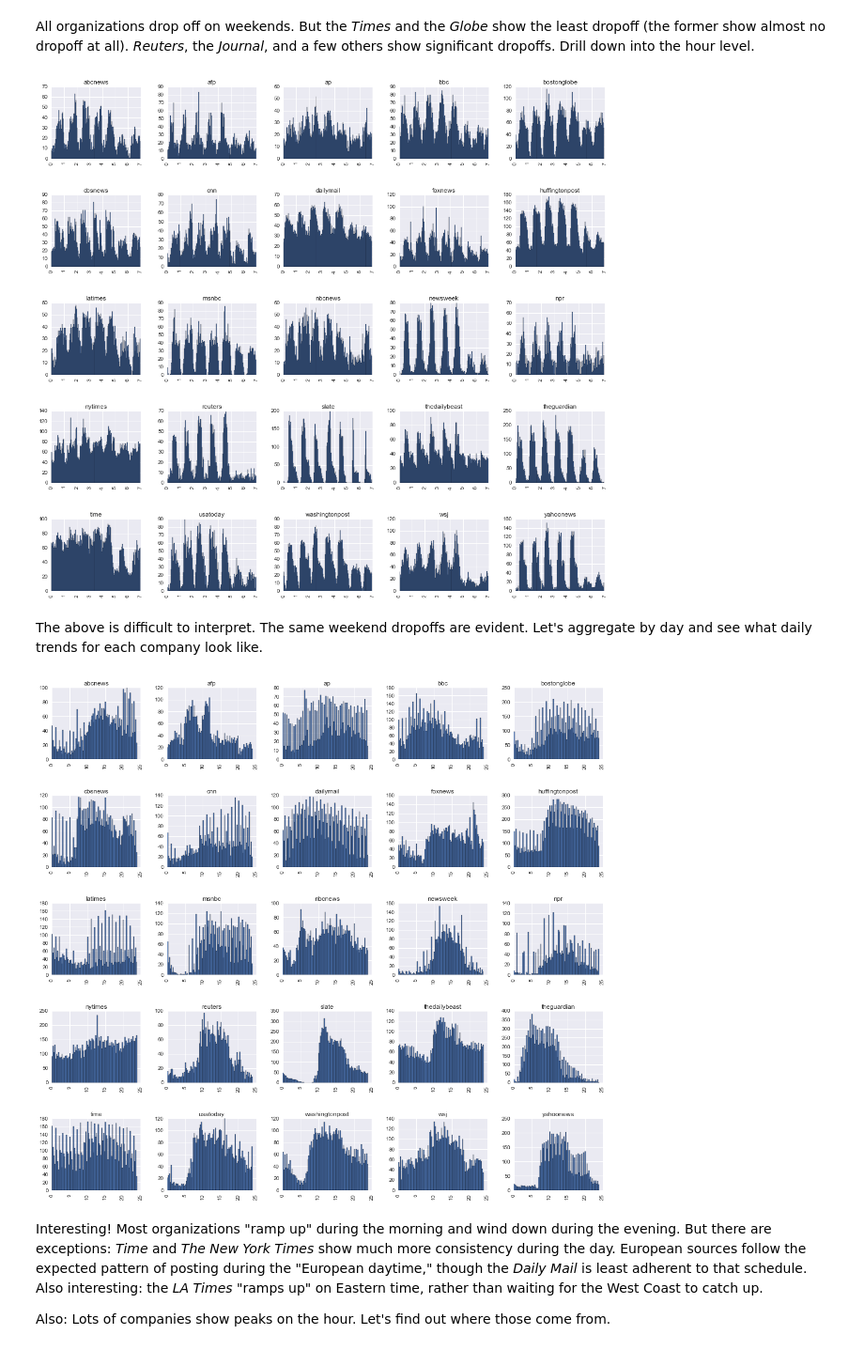
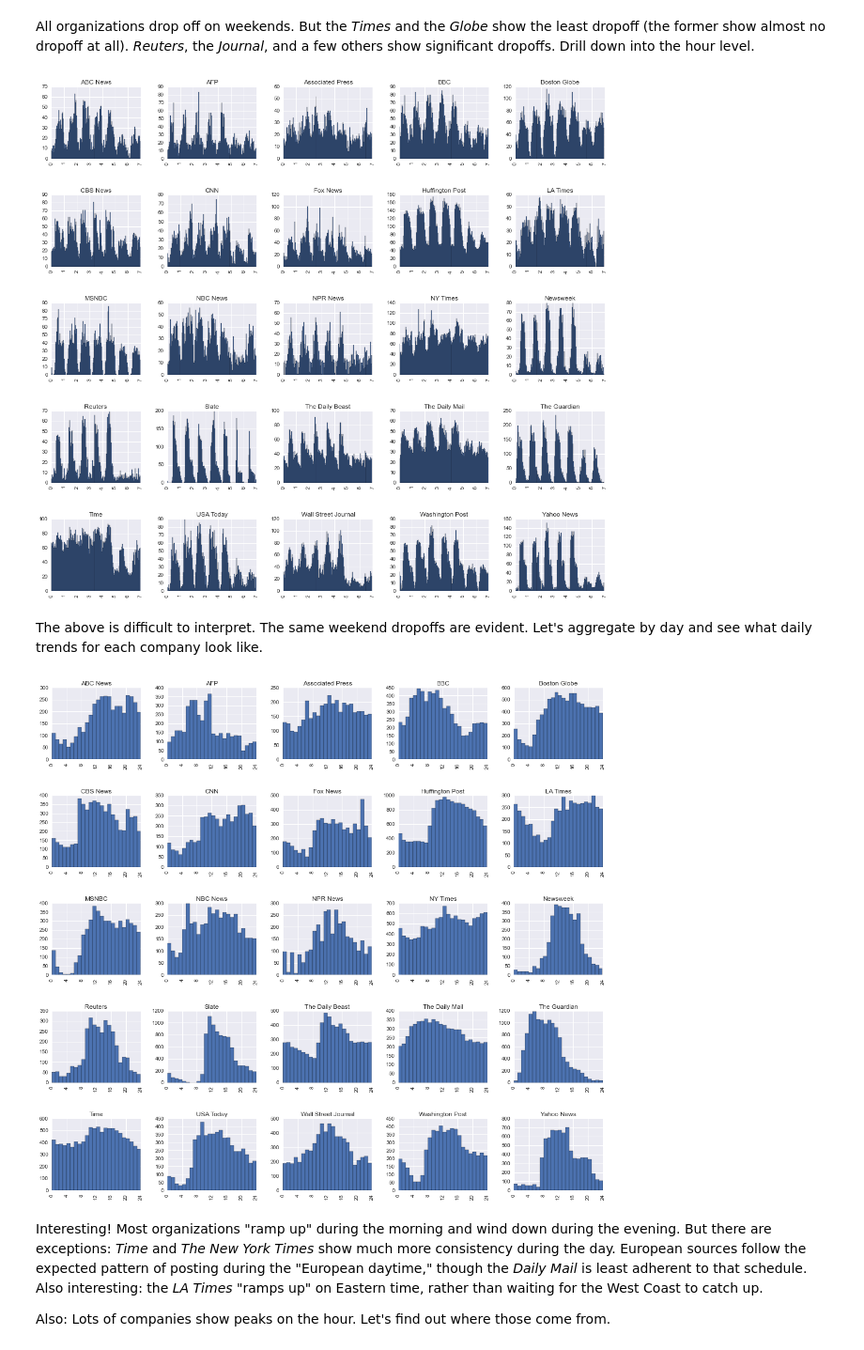
Before and after one commit to micahlanier/social-news, a Jupyter notebook: src/exploration/timeExploration.ipynb, the cells around one changed output. Shown at 94% size. Saved outputs shown, nothing was run; the diff lists cells and outputs as text; code cells hidden in the pictures.

Commit message:
Restoring time, cluster code

```diff
--- a/src/exploration/timeExploration.ipynb
+++ b/src/exploration/timeExploration.ipynb
@@ -60,6 +55,14 @@ fb['clicks_normalized'] = fb['clicks'].astype('float') / fb['account_likes'].ast
 tw['clicks_log'] = np.log(tw['clicks'])
 fb['clicks_log'] = np.log(fb['clicks'])
 
+# Organizations.
+orgs = json.load(open('../../conf/organizations.json'))
+tw['org_name'] = None
+fb['org_name'] = None
+for org, orgData in orgs.iteritems():
+    tw.loc[tw.org == org,'org_name'] = orgData['name']
+    fb.loc[fb.org == org,'org_name'] = orgData['name']
+
 # Combine. Not all columns overlap.
 twfb = tw.append(fb)
 
@@ -84,3 +87,15 @@ lm_clicks_fb = pickle.load(open('../../../data/models/clicks/lm_clicks_fb.pkl'))
 ## High Level
 # %% [markdown]
 Explore general time trends at a high level. The following shows posting activity for both social networks over time. Start with organizations, and then aggregate.
+# %%
+# Store days of week for reference.
+daysOfWeek = ['Mon','Tue','Wed','Thu','Fri','Sat','Sun']
+
+# Aggregate day plot.
+twfb.hist('day_of_week_est', bins=7, figsize=(vizConf['display']['width']*0.4,vizConf['display']['height']*0.8), width=0.8)
+plt.title('Aggregate Posting Activity, Day of Week', size='xx-large')
+plt.ylabel('Daily Posts',size='x-large')
+plt.xticks(np.arange(7)*(6.0/7.0)+6.0/14.0-0.05, daysOfWeek, fontsize='x-large')
+plt.ylim((0,plt.ylim()[1]+1000))
+plt.grid(which='both',axis='x')
+plt.show()
@@ -87,5 +131,10 @@ Explore general time trends at a high level. The following shows posting activit
 # %%
 # Day plots for all organizations.
-twfb.hist('day_of_week_est', bins=7, by='org', figsize=(vizConf['display']['width'],vizConf['display']['height']*2.5))
+axes = twfb.hist('day_of_week_est', bins=7, by='org_name', figsize=(vizConf['display']['width'],vizConf['display']['height']*2.5))
+for a in axes:
+    for b in a:
+        b.set_xticks(np.arange(7)*(6.0/7.0)+6.0/14.0)
+        b.set_xticklabels(daysOfWeek, rotation=0)
+        b.grid(axis='x')
 plt.show()
 # %% [output]
@@ -94,18 +143,22 @@ plt.show()
 All organizations drop off on weekends. But the *Times* and the *Globe* show the least dropoff (the former show almost no dropoff at all). *Reuters*, the *Journal*, and a few others show significant dropoffs. Drill down into the hour level.
 # %%
 # Day plots for all organizations.
-twfb.hist('day_time_est', bins=7*24, by='org', figsize=(vizConf['display']['width'],vizConf['display']['height']*2.5))
+twfb.hist('day_time_est', bins=7*24, by='org_name', figsize=(vizConf['display']['width'],vizConf['display']['height']*2.5))
 plt.show()
 # %% [output]
-[figure, old version]
+[figure, new version]
 # %% [markdown]
 The above is difficult to interpret. The same weekend dropoffs are evident. Let's aggregate by day and see what daily trends for each company look like.
 # %%
 # Plots for all organizations.
-twfb.hist('time_est', bins=96, by='org', figsize=(vizConf['display']['width'],vizConf['display']['height']*2.5))
+axes = twfb.hist('time_est', bins=24, by='org_name', figsize=(vizConf['display']['width'],vizConf['display']['height']*2.5))
+for a in axes:
+    for b in a:
+        b.set_xlim((0,24))
+        b.set_xticks(range(0,25,4))
 plt.show()
 # %% [output]
-[figure, old version]
+[figure, new version]
 # %% [markdown]
 Interesting! Most organizations "ramp up" during the morning and wind down during the evening. But there are exceptions: *Time* and *The New York Times* show much more consistency during the day. European sources follow the expected pattern of posting during the "European daytime," though the *Daily Mail* is least adherent to that schedule. Also interesting: the *LA Times* "ramps up" on Eastern time, rather than waiting for the West Coast to catch up.
 
```
Also changed, not shown: parts of 18 cells of this notebook, 1 other file.
